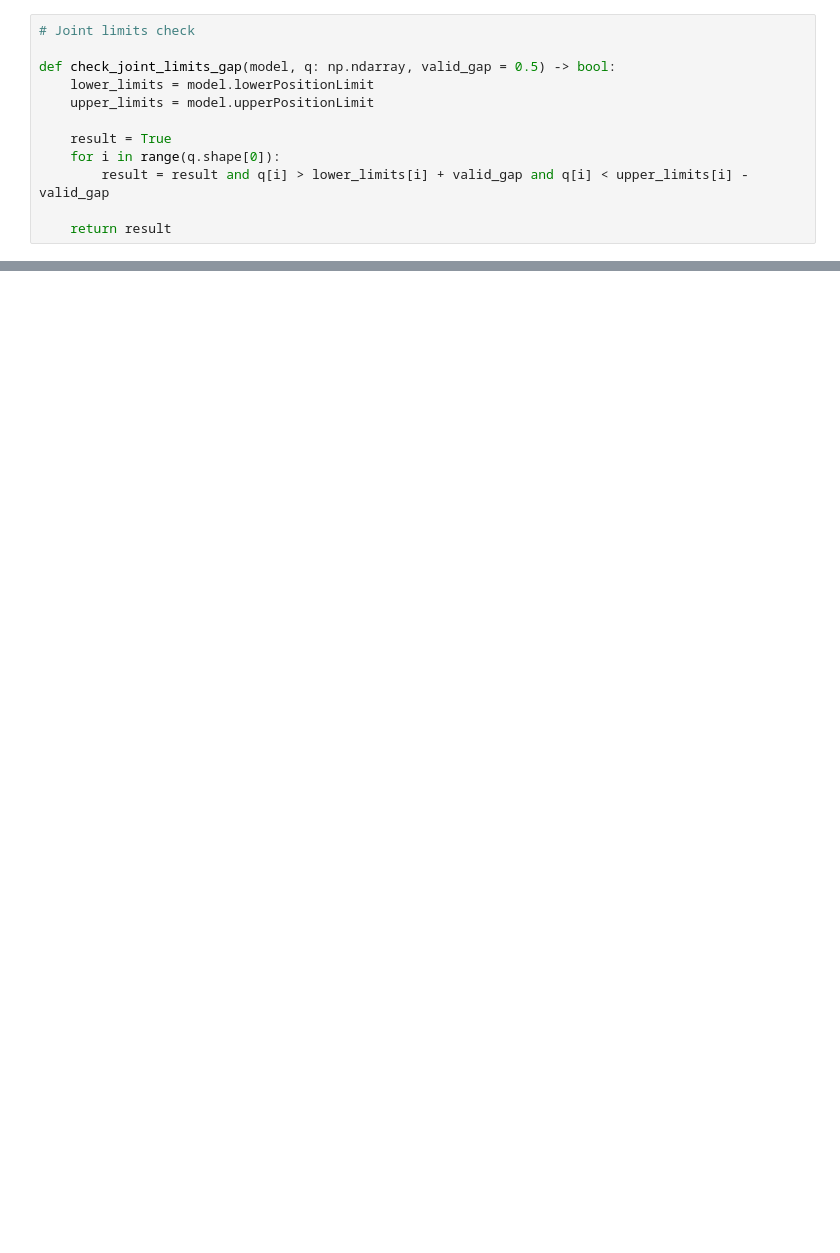
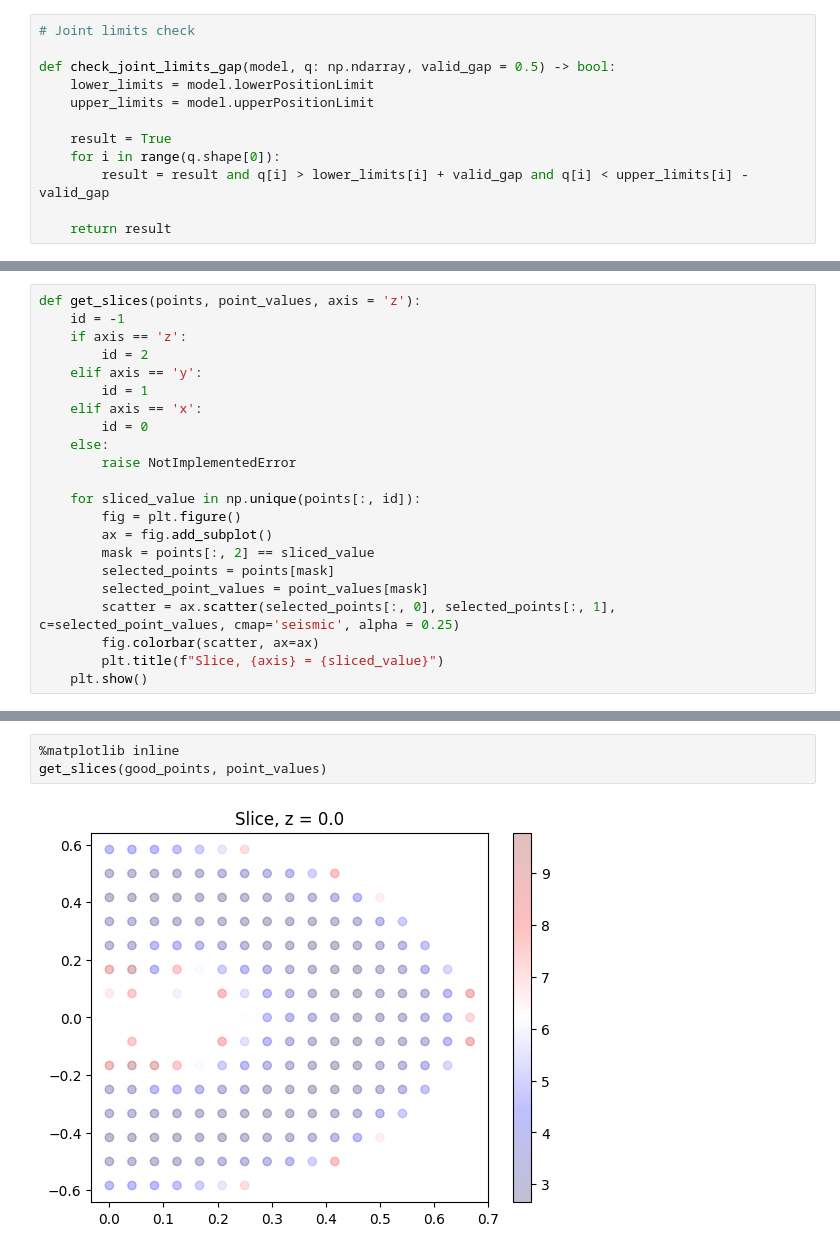
Before and after one commit to composable-learning-manipulation/robot_force_precision_calc, a Jupyter notebook: z1_calculate_ft_precision.ipynb, the cells around one changed output, grey strips where cells are left out. Saved outputs shown, nothing was run; the diff lists cells and outputs as text; blank space fills up the shorter version.

```diff
--- a/z1_calculate_ft_precision.ipynb
+++ b/z1_calculate_ft_precision.ipynb
@@ -231,0 +232,22 @@ plt.show()
+# %%
+def get_slices(points, point_values, axis = 'z'):
+    id = -1
+    if axis == 'z':
+        id = 2
+    elif axis == 'y':
+        id = 1
+    elif axis == 'x':
+        id = 0
+    else:
+        raise NotImplementedError
+
+    for sliced_value in np.unique(points[:, id]):
+        fig = plt.figure()
+        ax = fig.add_subplot()
+        mask = points[:, 2] == sliced_value
+        selected_points = points[mask]
+        selected_point_values = point_values[mask]
+        scatter = ax.scatter(selected_points[:, 0], selected_points[:, 1], c=selected_point_values, cmap='seismic', alpha = 0.25)
+        fig.colorbar(scatter, ax=ax)
+        plt.title(f"Slice, {axis} = {sliced_value}")
+    plt.show()
@@ -231,0 +264,5 @@ plt.show()
+# %%
+%matplotlib inline
+get_slices(good_points, point_values)
+# %% [output]
+[figure, added]
```
Also changed, not shown: parts of 13 cells of this notebook.
